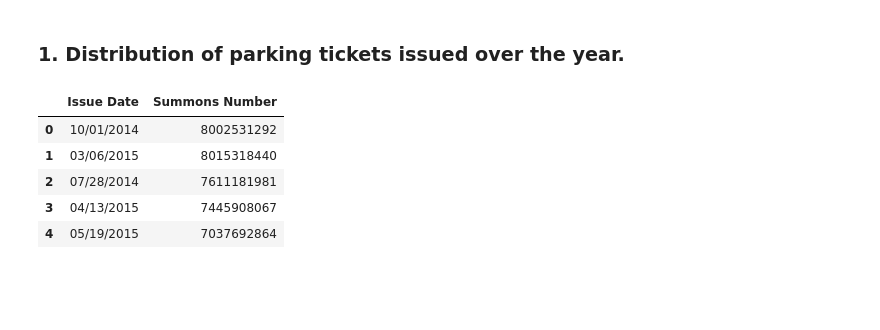
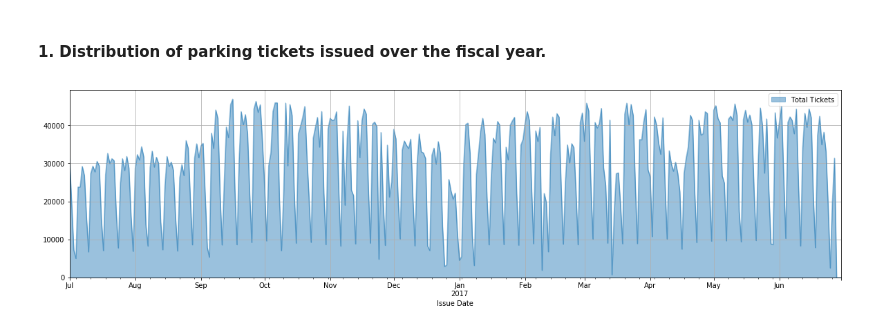
Before and after one commit to siuyik11/NYC_parking_ticket_analysis, a Jupyter notebook: NYC_parking_ticket_analysis.ipynb, the cells around one changed output. Saved outputs shown, nothing was run; the diff lists cells and outputs as text; code cells hidden in the pictures; blank space fills up the shorter version.

Commit message:
revison of overview graph and addition of two violin plot

```diff
--- a/NYC_parking_ticket_analysis.ipynb
+++ b/NYC_parking_ticket_analysis.ipynb
@@ -32,0 +13,6 @@ raw_data_1415.head(10)
+# %%
+filename = "Parking_Violations_Issued_-_Fiscal_Year_2017.csv"
+# %%
+print("loading data --- ", filename, "...")
+raw_data = pd.read_csv(filename, low_memory = False)
+print("done!")
@@ -32,0 +22,3 @@ raw_data_1415.head(10)
+# %%
+start_date = '2016-07-01'
+end_date = '2017-06-30'
@@ -33,2 +33,2 @@ raw_data_1415.head(10)
 # %% [markdown]
-### 1. Distribution of parking tickets issued over the year.
+#### 1. Distribution of parking tickets issued over the fiscal year.
@@ -41,9 +34,0 @@ IssueDate_SNum_1415 = IssueDate_SNum_1415.fillna(0)
-# %%
-IssueDate_SNum_1415.head()
-# %% [output]
-|  | Issue Date | Summons Number |
-| 0 | 10/01/2014 | 8002531292 |
-| 1 | 03/06/2015 | 8015318440 |
-| 2 | 07/28/2014 | 7611181981 |
-| 3 | 04/13/2015 | 7445908067 |
-| 4 | 05/19/2015 | 7037692864 |
@@ -52,0 +35,24 @@ IssueDate_SNum_1415 = IssueDate_SNum_1415.groupby('Issue Date', as_index = False
+# %%
+# Select the Columns with 'Issue Date' and 'Summons Number'
+Date_SNum = raw_data[['Issue Date','Summons Number']]
+
+# group the data by dates and count the total number of issued tickets on that date
+Date_SNum = Date_SNum.groupby('Issue Date', as_index = False).count()
+
+#Grouped data preview
+Date_SNum['Issue Date'] = pd.to_datetime(Date_SNum['Issue Date'])
+
+Date_SNum = Date_SNum.set_index('Issue Date')
+
+#Select the tickets issued inside the fisical year range
+Date_SNum = Date_SNum.loc[start_date : end_date]
+
+#sort from start_date to end_date
+Date_SNum = Date_SNum.sort_index()
+
+#rename the Summons Number to Total Tickets, rename the dataframe too
+Date_Total = Date_SNum.rename(columns = {"Summons Number" : "Total Tickets"})
+
+fig1 = Date_Total.plot(kind = 'area', figsize = (20,5), alpha = 0.45, grid = True)
+# %% [output]
+[figure, added]
```
Also changed, not shown: parts of 24 cells of this notebook.
